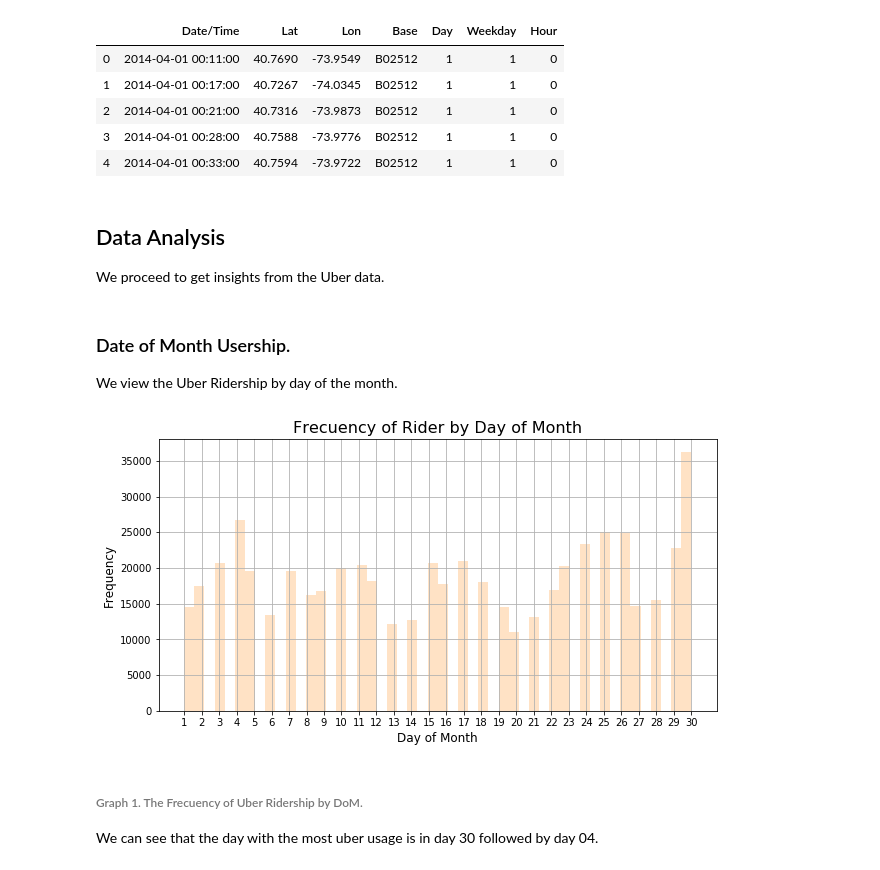
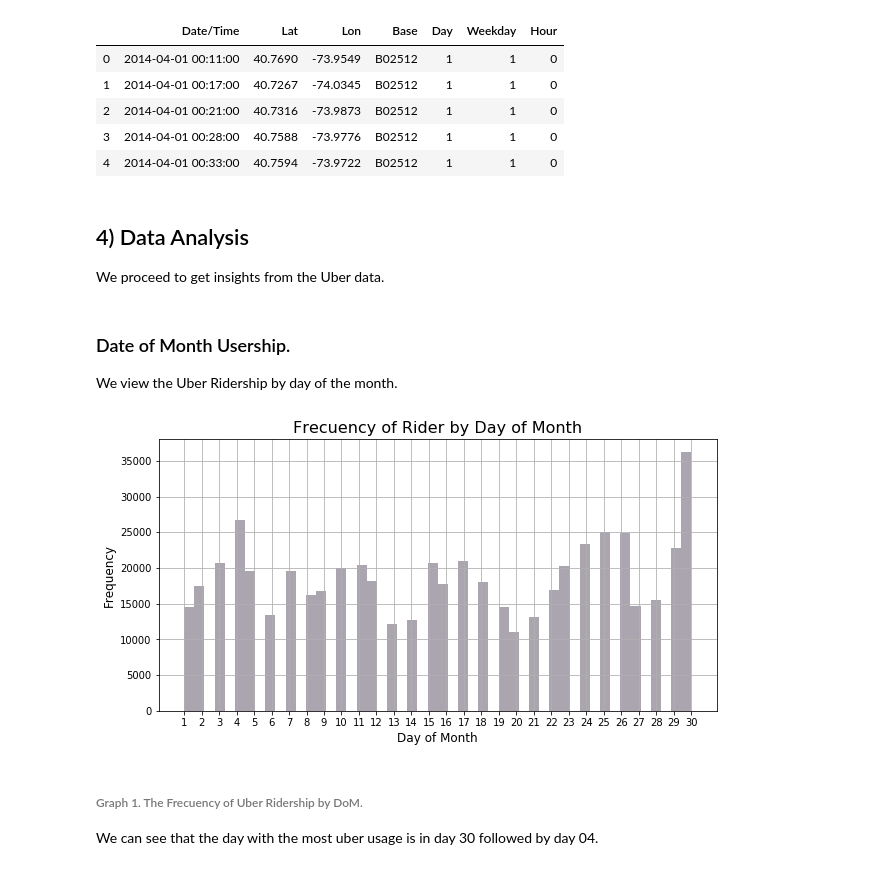
Before and after one commit to Tlacateccatl/Uber-Ride-Data-Analysis, a Jupyter notebook: Uber.ipynb, the cells around one changed output. Drawn from its saved outputs; the diff is of its cells as text; code cells hidden in the pictures.

```diff
--- a/Uber.ipynb
+++ b/Uber.ipynb
@@ -90,24 +93,24 @@ df.head()
 | 3 | 2014-04-01 00:28:00 | 40.7588 | -73.9776 | B02512 | 1 | 1 | 0 |
 | 4 | 2014-04-01 00:33:00 | 40.7594 | -73.9722 | B02512 | 1 | 1 | 0 |
 # %% [markdown]
-## Data Analysis
+## 4) Data Analysis
 We proceed to get insights from the Uber data.
 # %% [markdown]
 ### Date of Month Usership.
 We view the Uber Ridership by day of the month.
 # %%
-sns.set_palette("gist_heat_r")
+sns.set_palette("mako")
 plt.rcParams["figure.figsize"] = (10,5)
 
 plt.grid()
 sns.distplot(df['Day'],kde = False)
 plt.title('Frecuency of Rider by Day of Month', fontsize=16)
 plt.xticks(range(1,31))
 plt.xlabel('Day of Month', fontsize=12)
 plt.ylabel('Frequency', fontsize=12)
 plt.show()
 # %% [output]
-[figure, old version]
+[figure, new version]
 # %% [markdown]
 ###### Graph 1. The Frecuency of Uber Ridership by DoM.
 
```
Also changed, not shown: parts of 9 cells of this notebook.
